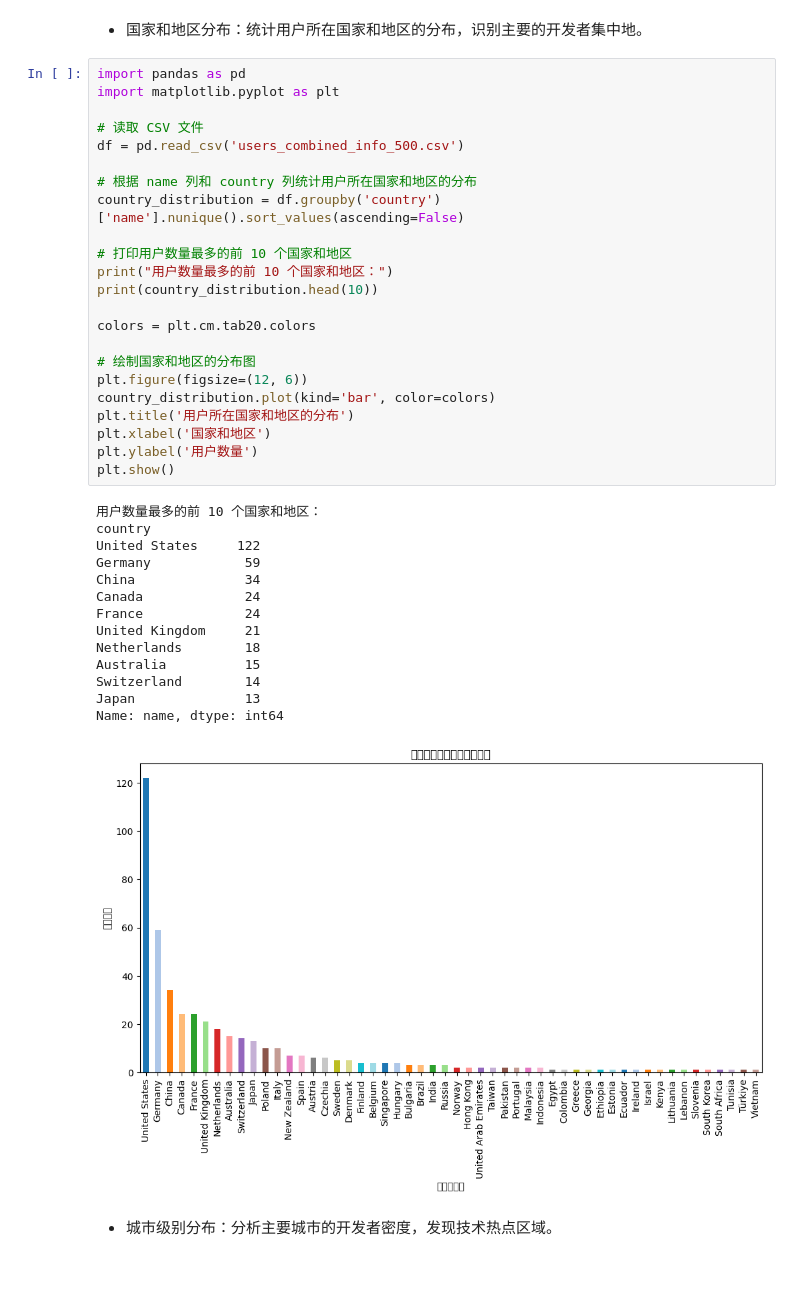
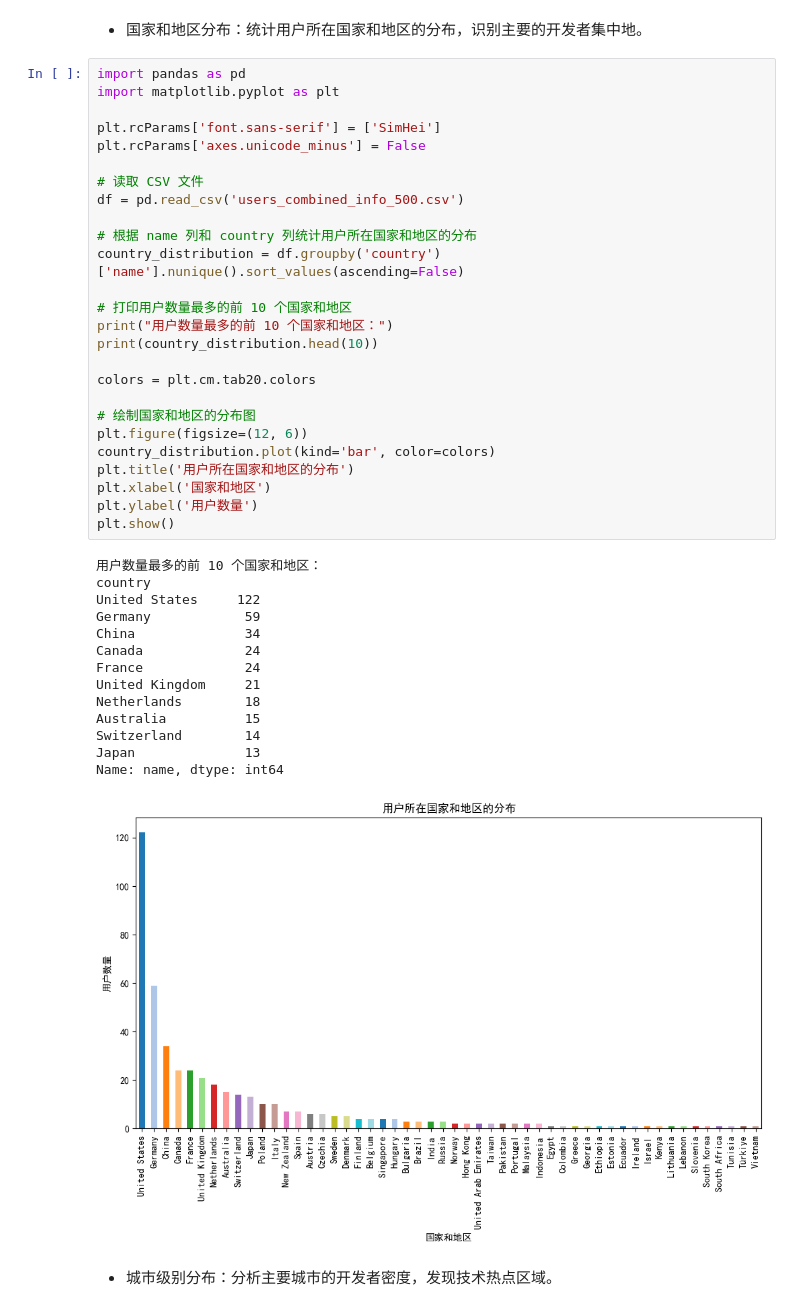
Before and after one commit to WuTong-ww/Intro_Theory, a Jupyter notebook: hw12/hw12.ipynb, the cells around one changed output. Drawn from its saved outputs; the diff is of its cells as text; blank space fills up the shorter version.

```diff
--- a/hw12/hw12.ipynb
+++ b/hw12/hw12.ipynb
@@ -5,6 +5,9 @@
 # %%
 import pandas as pd
 import matplotlib.pyplot as plt
+
+plt.rcParams['font.sans-serif'] = ['SimHei']
+plt.rcParams['axes.unicode_minus'] = False
 
 # 读取 CSV 文件
 df = pd.read_csv('users_combined_info_500.csv')
@@ -12,34 +15,34 @@ df = pd.read_csv('users_combined_info_500.csv')
 # 根据 name 列和 country 列统计用户所在国家和地区的分布
 country_distribution = df.groupby('country')['name'].nunique().sort_values(ascending=False)
 
 # 打印用户数量最多的前 10 个国家和地区
 print("用户数量最多的前 10 个国家和地区：")
 print(country_distribution.head(10))
 
 colors = plt.cm.tab20.colors
 
 # 绘制国家和地区的分布图
 plt.figure(figsize=(12, 6))
 country_distribution.plot(kind='bar', color=colors)
 plt.title('用户所在国家和地区的分布')
 plt.xlabel('国家和地区')
 plt.ylabel('用户数量')
 plt.show()
 # %% [output]
 用户数量最多的前 10 个国家和地区：
 country
 United States     122
 Germany            59
 China              34
 Canada             24
 France             24
 United Kingdom     21
 Netherlands        18
 Australia          15
 Switzerland        14
 Japan              13
 Name: name, dtype: int64
-[figure, old version]
+[figure, new version]
 # %% [markdown]
 - 城市级别分布：分析主要城市的开发者密度，发现技术热点区域。
 # %%
```
Also changed, not shown: parts of 4 cells of this notebook.
